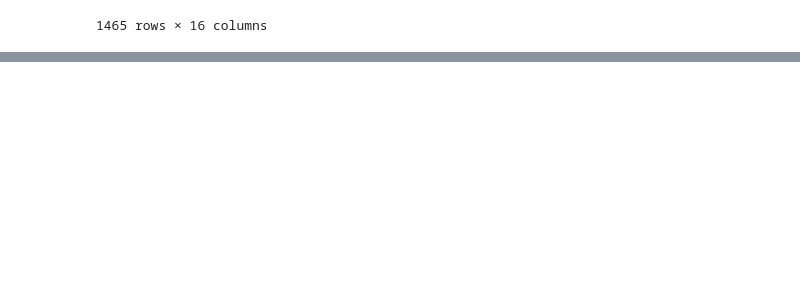
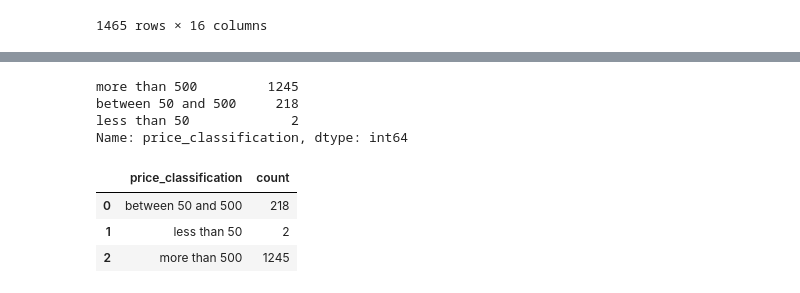
Before and after one commit to domingasdb/Data-Analysis-with-Artificial-Intelligence, a Jupyter notebook: analysis.ipynb, the cells around one changed output, grey strips where cells are left out. Saved outputs shown, nothing was run; the diff lists cells and outputs as text; code cells hidden in the pictures; blank space fills up the shorter version.

```diff
--- a/analysis.ipynb
+++ b/analysis.ipynb
@@ -23,0 +83,26 @@ data
+# %%
+# Function to classify 'actual_price'
+def classify_price(actual_price):
+    if actual_price < 50:
+        return 'less than 50'
+    elif 50 <= actual_price <= 500:
+        return 'between 50 and 500'
+    else:
+        return 'more than 500'
+
+# Apply the classification function to create a new column
+data['price_classification'] = data['actual_price'].apply(classify_price)
+data['price_classification'].value_counts()
+# %% [output]
+more than 500         1245
+between 50 and 500     218
+less than 50             2
+Name: price_classification, dtype: int64
+# %%
+classification_counts = data.groupby('price_classification').size().reset_index(name='count')
+classification_counts
+# %% [output]
+|  | price_classification | count |
+| 0 | between 50 and 500 | 218 |
+| 1 | less than 50 | 2 |
+| 2 | more than 500 | 1245 |
```
Also changed, not shown: parts of 4 cells of this notebook, 1 other file.
